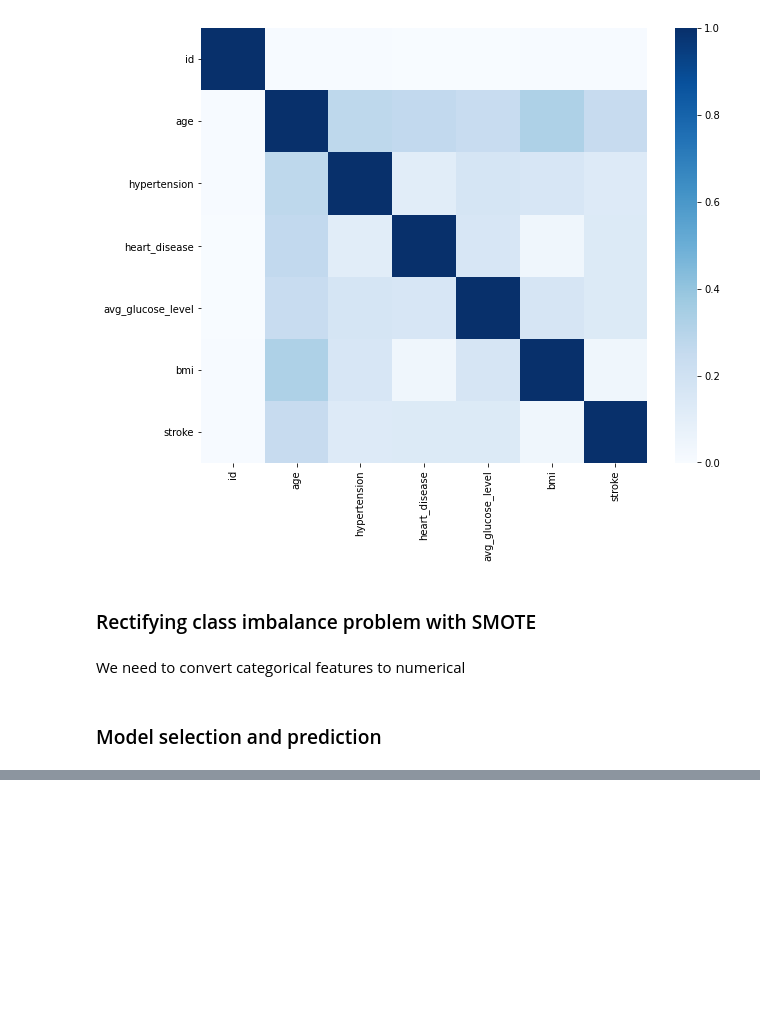
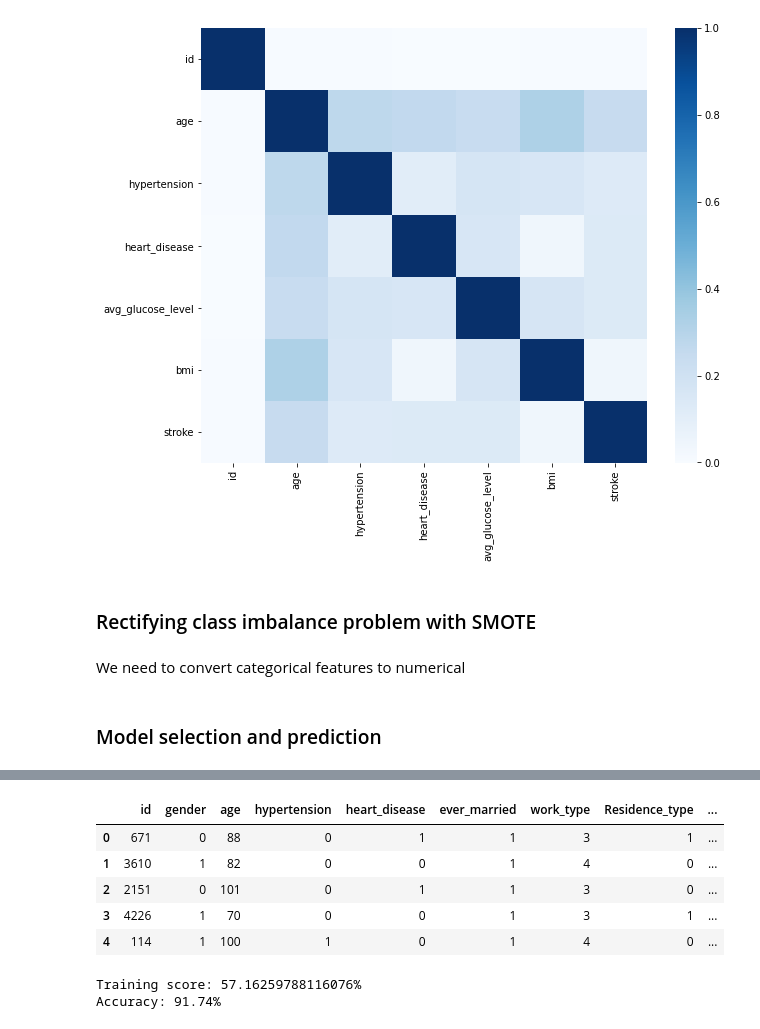
Before and after one commit to k3nnywilliam/stroke-prediction, a Jupyter notebook: stroke-prediction-nb.ipynb, the cells around one changed output, grey strips where cells are left out. Saved outputs shown, nothing was run; the diff lists cells and outputs as text; code cells hidden in the pictures; blank space fills up the shorter version.

```diff
--- a/stroke-prediction-nb.ipynb
+++ b/stroke-prediction-nb.ipynb
@@ -342,0 +349,13 @@ weighted avg       0.94      0.94      0.94      2917
+# %%
+from sklearn.preprocessing import LabelEncoder
+
+le = LabelEncoder()
+encoded_data = data.apply(le.fit_transform)
+encoded_data.head()
+# %% [output]
+|  | id | gender | age | hypertension | heart_disease | ever_married | work_type | Residence_type | ... |
+| 0 | 671 | 0 | 88 | 0 | 1 | 1 | 3 | 1 | ... |
+| 1 | 3610 | 1 | 82 | 0 | 0 | 1 | 4 | 0 | ... |
+| 2 | 2151 | 0 | 101 | 0 | 1 | 1 | 3 | 0 | ... |
+| 3 | 4226 | 1 | 70 | 0 | 0 | 1 | 3 | 1 | ... |
+| 4 | 114 | 1 | 100 | 1 | 0 | 1 | 4 | 0 | ... |
@@ -342,0 +370,10 @@ weighted avg       0.94      0.94      0.94      2917
+# %%
+pipeline2 = make_pipeline(StandardScaler(), RandomForestClassifier())
+pipeline2.fit(X_train2, y_train2)
+y_pred2 = pipeline2.predict(X_test2)
+
+print(f"Training score: {pipeline.score(X_train2, y_train2)*100}%")
+print(f"Accuracy: {round(accuracy_score(y_test2, y_pred2) * 100, 2)}%")
+# %% [output]
+Training score: 57.16259788116076%
+Accuracy: 91.74%
```
Also changed, not shown: parts of 20 cells of this notebook.
